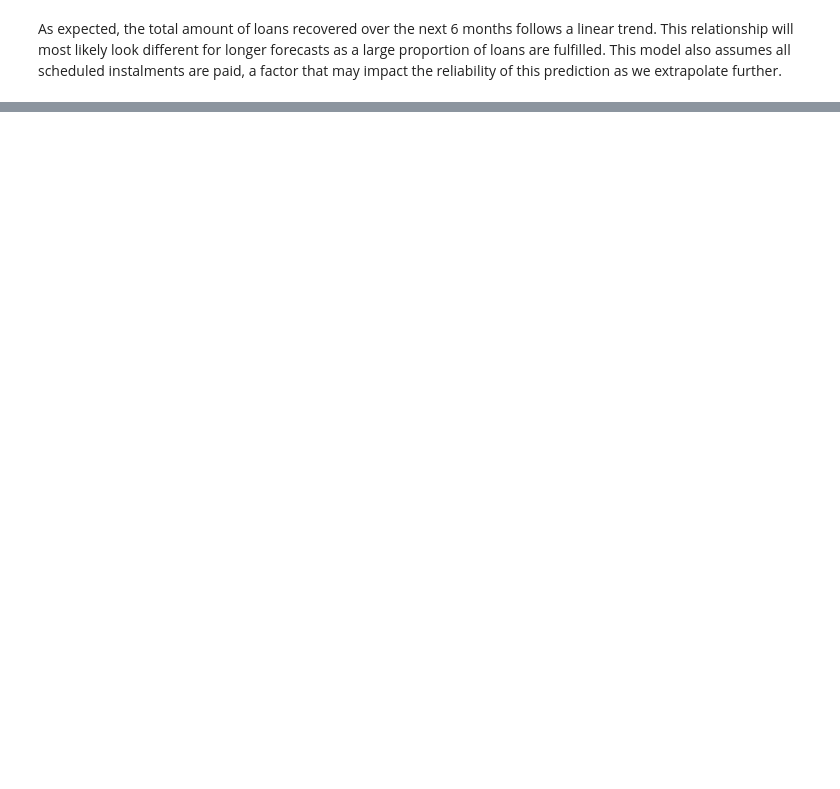
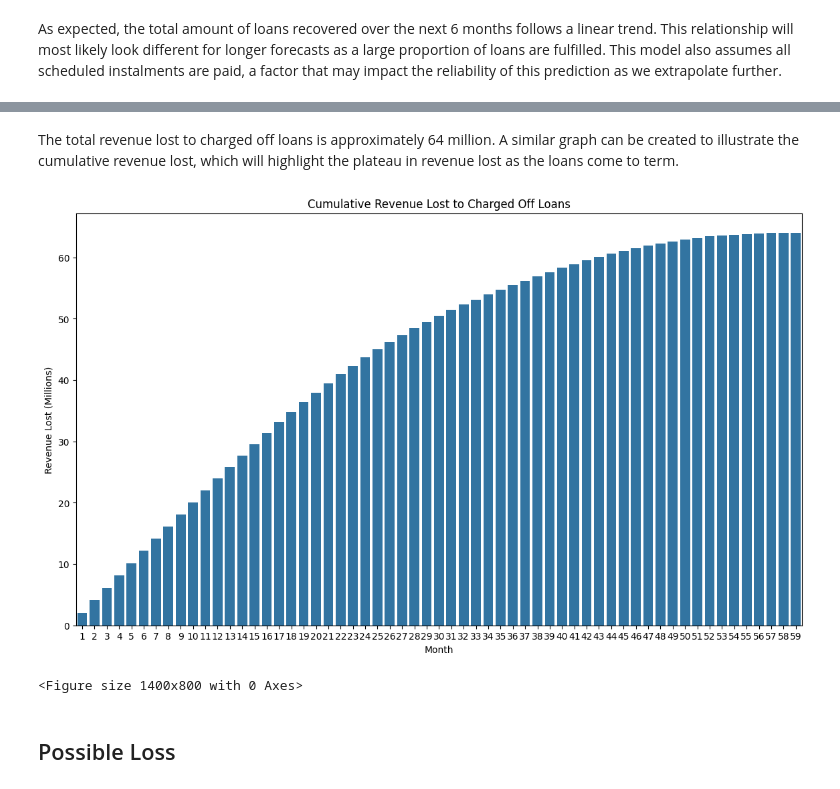
Before and after one commit to VargheseJaco/exploratory-data-analysis---customer-loans-in-finance, a Jupyter notebook: analysis.ipynb, the cells around one changed output, grey strips where cells are left out. Saved outputs shown, nothing was run; the diff lists cells and outputs as text; code cells hidden in the pictures; blank space fills up the shorter version.

```diff
--- a/analysis.ipynb
+++ b/analysis.ipynb
@@ -72,0 +85,8 @@ As expected, the total amount of loans recovered over the next 6 months follows
+# %%
+df_charged_off = df[df['loan_status']=='Charged Off']
+total_charged_off = df_charged_off['total_payment'].sum()
+
+total_charged_off_perc = DataFrameInfo(df_charged_off).column_percentage('total_payment','loan_amount')
+
+print(f'The total amount that was paid towards these loans before being charged off is {format(round(total_charged_off,2),",")}.')
+print(f'This is {round(total_charged_off_perc,2)}% of the total amount loaned.')
@@ -72,0 +100,8 @@ As expected, the total amount of loans recovered over the next 6 months follows
+# %%
+monthly_revenue_lost = DataFrameInfo(df_charged_off).monthly_revenue_lost()
+monthly_revenue_lost = [revenue_lost/1000000 for revenue_lost in monthly_revenue_lost]
+# %%
+months = list(range(1, len(monthly_revenue_lost)+1))
+Plotter(df_charged_off).bar_plot(x=months, y=monthly_revenue_lost, xlab='Month', ylab='Revenue Lost (Millions)', title='Revenue Lost to Charged Off Loans',size=(14,8))
+
+total_lost_charged_off = sum(monthly_revenue_lost)
@@ -72,0 +111,10 @@ As expected, the total amount of loans recovered over the next 6 months follows
+# %% [markdown]
+The total revenue lost to charged off loans is approximately 64 million. A similar graph can be created to illustrate the cumulative revenue lost, which will highlight the plateau in revenue lost as the loans come to term.
+# %%
+cumulative_monthly_revenue_lost = np.cumsum(monthly_revenue_lost)
+Plotter(df_charged_off).bar_plot(x=months, y=cumulative_monthly_revenue_lost, xlab='Month', ylab='Revenue Lost (Millions)', title='Cumulative Revenue Lost to Charged Off Loans',size=(14,8))
+# %% [output]
+[figure, added]
+<Figure size 1400x800 with 0 Axes>
+# %% [markdown]
+## Possible Loss
```
Also changed, not shown: parts of 21 cells of this notebook, 3 other files.
